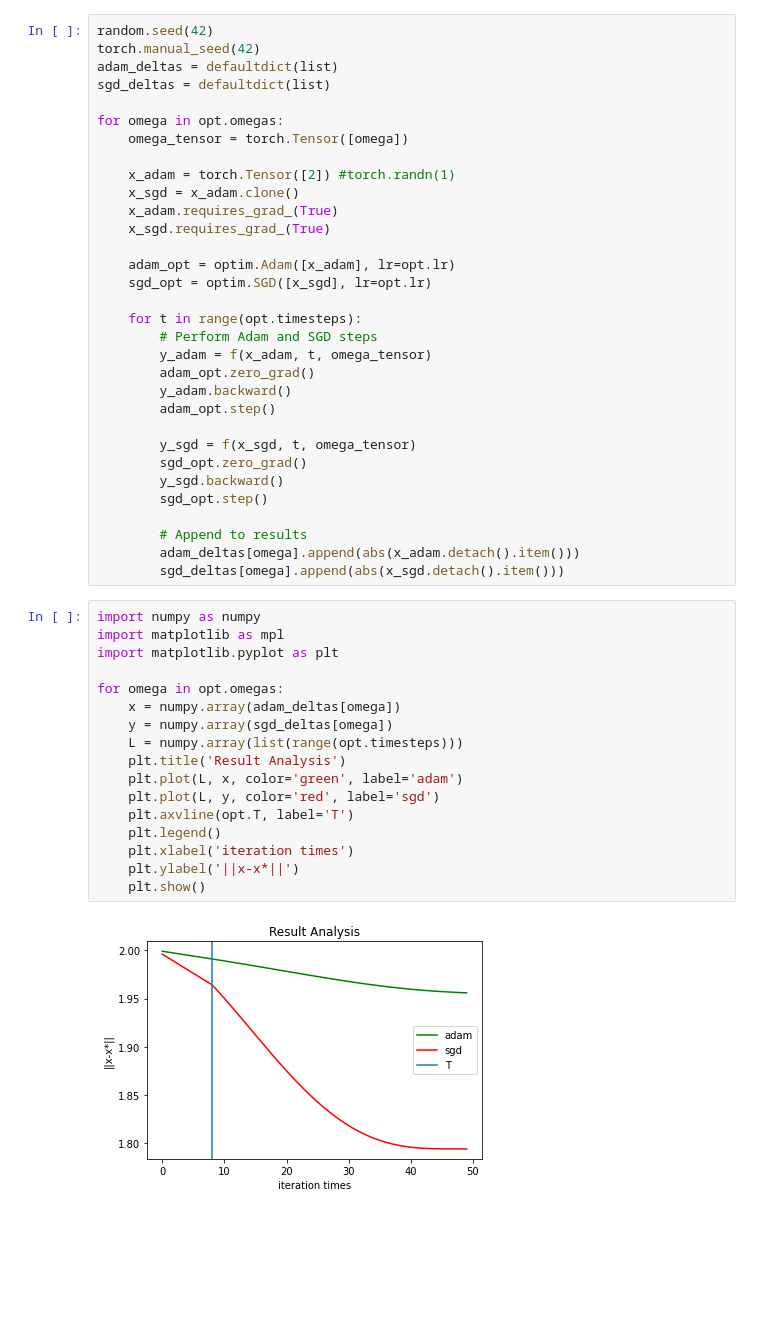
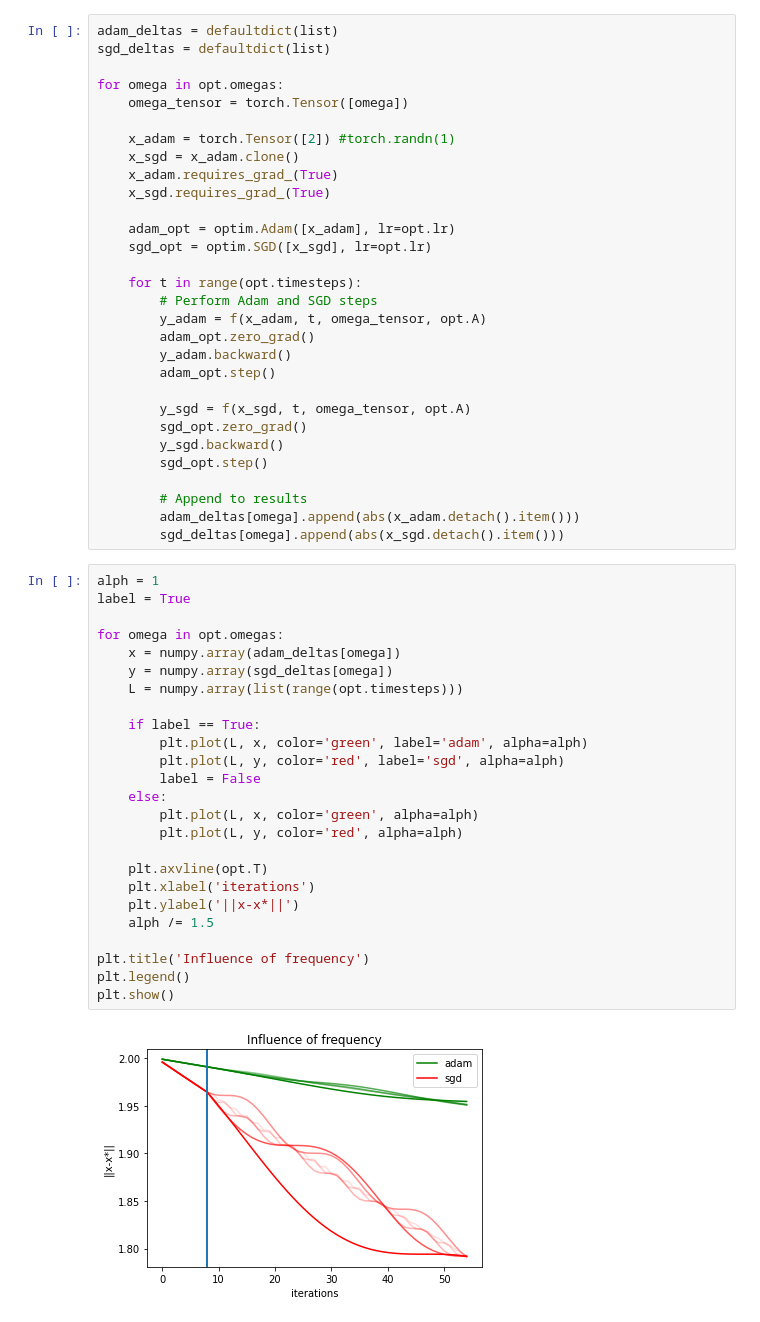
Before and after one commit to OPTMLQQQ/nonstationary_adam, a Jupyter notebook: experiment1.ipynb, the cells around one changed output. Cells and saved outputs as stored; diff of their text form; blank space fills up the shorter version.

Commit message:
Finished experiment 1 with plots

```diff
--- a/experiment1.ipynb
+++ b/experiment1.ipynb
@@ -44,6 +42,4 @@ def alpha(t:int, omega:torch.Tensor):
 # %%
-random.seed(42)
-torch.manual_seed(42)
 adam_deltas = defaultdict(list)
 sgd_deltas = defaultdict(list)
 
@@ -60,12 +56,12 @@ for omega in opt.omegas:
 
     for t in range(opt.timesteps):
         # Perform Adam and SGD steps
-        y_adam = f(x_adam, t, omega_tensor)
+        y_adam = f(x_adam, t, omega_tensor, opt.A)
         adam_opt.zero_grad()
         y_adam.backward()
         adam_opt.step()
 
-        y_sgd = f(x_sgd, t, omega_tensor)
+        y_sgd = f(x_sgd, t, omega_tensor, opt.A)
         sgd_opt.zero_grad()
         y_sgd.backward()
         sgd_opt.step()
@@ -74,21 +70,29 @@ for omega in opt.omegas:
         adam_deltas[omega].append(abs(x_adam.detach().item()))
         sgd_deltas[omega].append(abs(x_sgd.detach().item()))
 # %%
-import numpy as numpy
-import matplotlib as mpl
-import matplotlib.pyplot as plt
+alph = 1
+label = True
 
 for omega in opt.omegas:
     x = numpy.array(adam_deltas[omega])
     y = numpy.array(sgd_deltas[omega])
     L = numpy.array(list(range(opt.timesteps)))
-    plt.title('Result Analysis')
-    plt.plot(L, x, color='green', label='adam')
-    plt.plot(L, y, color='red', label='sgd')
-    plt.axvline(opt.T, label='T')
-    plt.legend()
-    plt.xlabel('iteration times')
+
+    if label == True:
+        plt.plot(L, x, color='green', label='adam', alpha=alph)
+        plt.plot(L, y, color='red', label='sgd', alpha=alph)
+        label = False
+    else:
+        plt.plot(L, x, color='green', alpha=alph)
+        plt.plot(L, y, color='red', alpha=alph)
+
+    plt.axvline(opt.T)
+    plt.xlabel('iterations')
     plt.ylabel('||x-x*||')
-    plt.show()
+    alph /= 1.5
+
+plt.title('Influence of frequency')
+plt.legend()
+plt.show()
 # %% [output]
-[figure, old version]
+[figure, new version]
```
Also changed, not shown: parts of 9 cells of this notebook, 2 other files.
